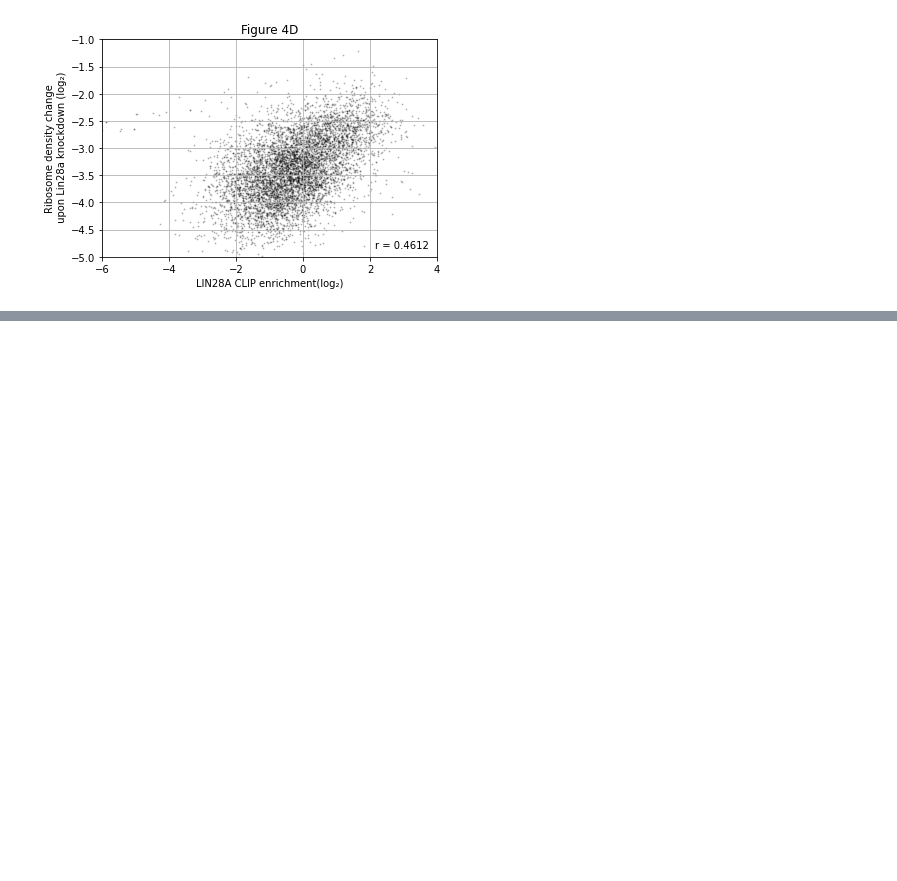
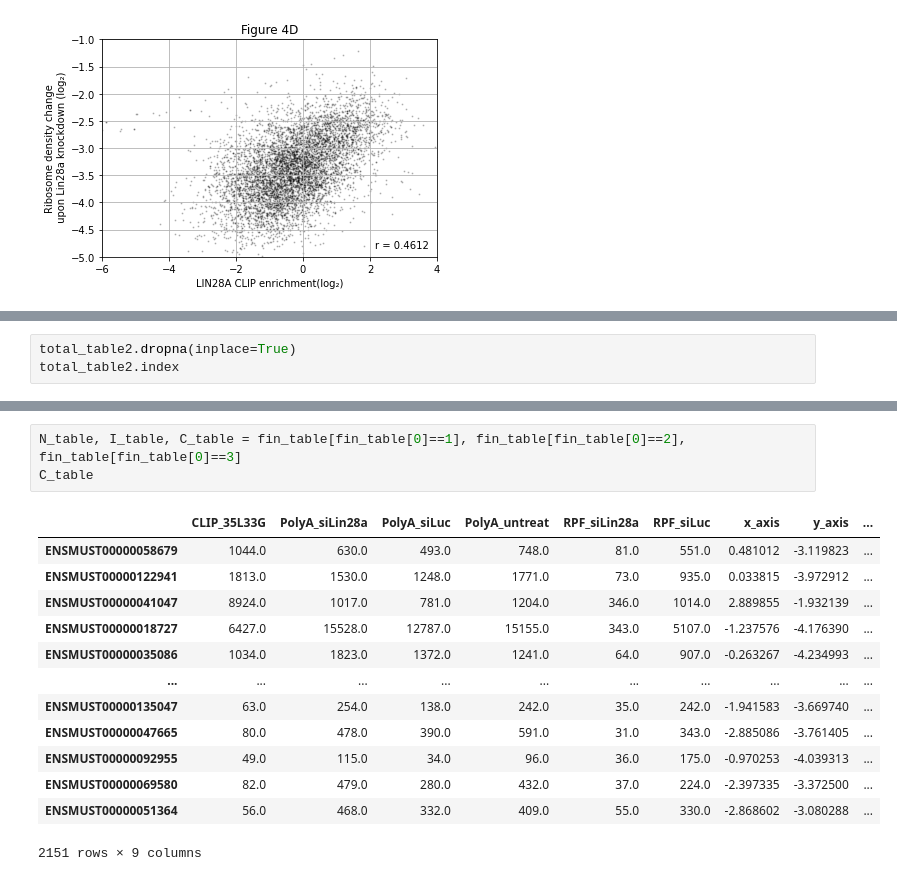
Before and after one commit to kangjunseo/Bioinformatics, a Jupyter notebook: QBioLab_Internship/Mission2.ipynb, the cells around one changed output, grey strips where cells are left out. Cells and saved outputs as stored; diff of their text form; blank space fills up the shorter version.

```diff
--- a/QBioLab_Internship/Mission2.ipynb
+++ b/QBioLab_Internship/Mission2.ipynb
@@ -89,0 +126,3 @@ Text(2.15, -4.85, 'r = 0.4612')
+# %%
+total_table2.dropna(inplace=True)
+total_table2.index
@@ -89,0 +188,17 @@ Text(2.15, -4.85, 'r = 0.4612')
+# %%
+N_table, I_table, C_table = fin_table[fin_table[0]==1], fin_table[fin_table[0]==2], fin_table[fin_table[0]==3]
+C_table
+# %% [output]
+|  | CLIP_35L33G | PolyA_siLin28a | PolyA_siLuc | PolyA_untreat | RPF_siLin28a | RPF_siLuc | x_axis | y_axis | ... |
+| ENSMUST00000058679 | 1044.0 | 630.0 | 493.0 | 748.0 | 81.0 | 551.0 | 0.481012 | -3.119823 | ... |
+| ENSMUST00000122941 | 1813.0 | 1530.0 | 1248.0 | 1771.0 | 73.0 | 935.0 | 0.033815 | -3.972912 | ... |
+| ENSMUST00000041047 | 8924.0 | 1017.0 | 781.0 | 1204.0 | 346.0 | 1014.0 | 2.889855 | -1.932139 | ... |
+| ENSMUST00000018727 | 6427.0 | 15528.0 | 12787.0 | 15155.0 | 343.0 | 5107.0 | -1.237576 | -4.176390 | ... |
+| ENSMUST00000035086 | 1034.0 | 1823.0 | 1372.0 | 1241.0 | 64.0 | 907.0 | -0.263267 | -4.234993 | ... |
+| ... | ... | ... | ... | ... | ... | ... | ... | ... | ... |
+| ENSMUST00000135047 | 63.0 | 254.0 | 138.0 | 242.0 | 35.0 | 242.0 | -1.941583 | -3.669740 | ... |
+| ENSMUST00000047665 | 80.0 | 478.0 | 390.0 | 591.0 | 31.0 | 343.0 | -2.885086 | -3.761405 | ... |
+| ENSMUST00000092955 | 49.0 | 115.0 | 34.0 | 96.0 | 36.0 | 175.0 | -0.970253 | -4.039313 | ... |
+| ENSMUST00000069580 | 82.0 | 479.0 | 280.0 | 432.0 | 37.0 | 224.0 | -2.397335 | -3.372500 | ... |
+| ENSMUST00000051364 | 56.0 | 468.0 | 332.0 | 409.0 | 55.0 | 330.0 | -2.868602 | -3.080288 | ... |
+2151 rows × 9 columns
```
Also changed, not shown: parts of 8 cells of this notebook.
